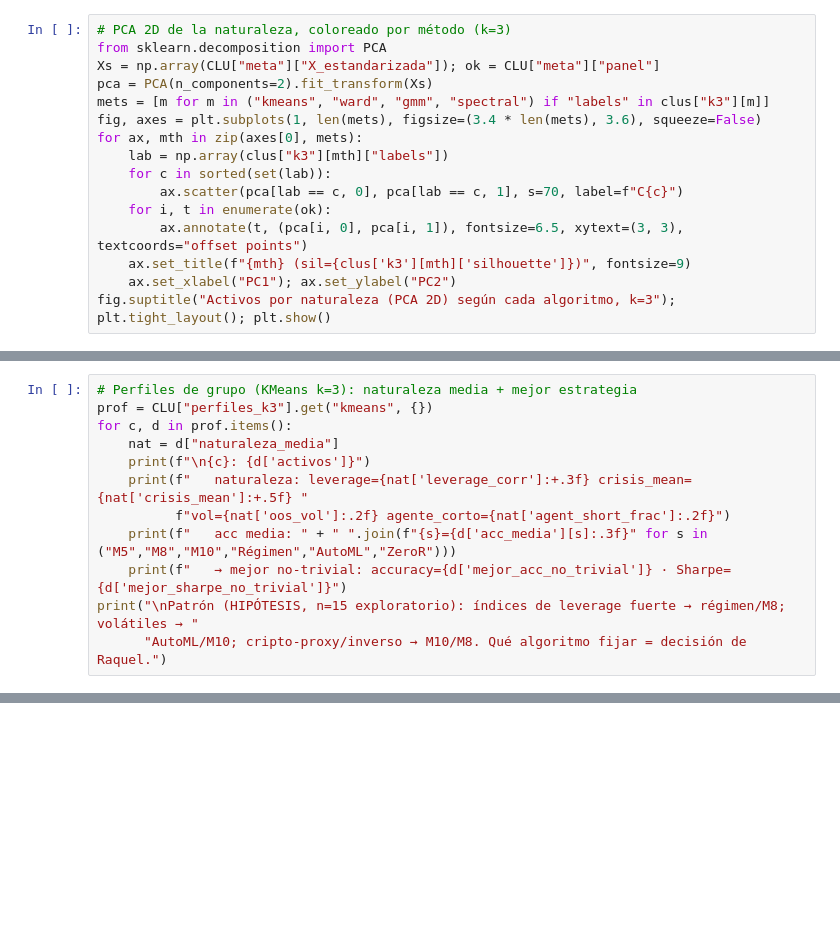
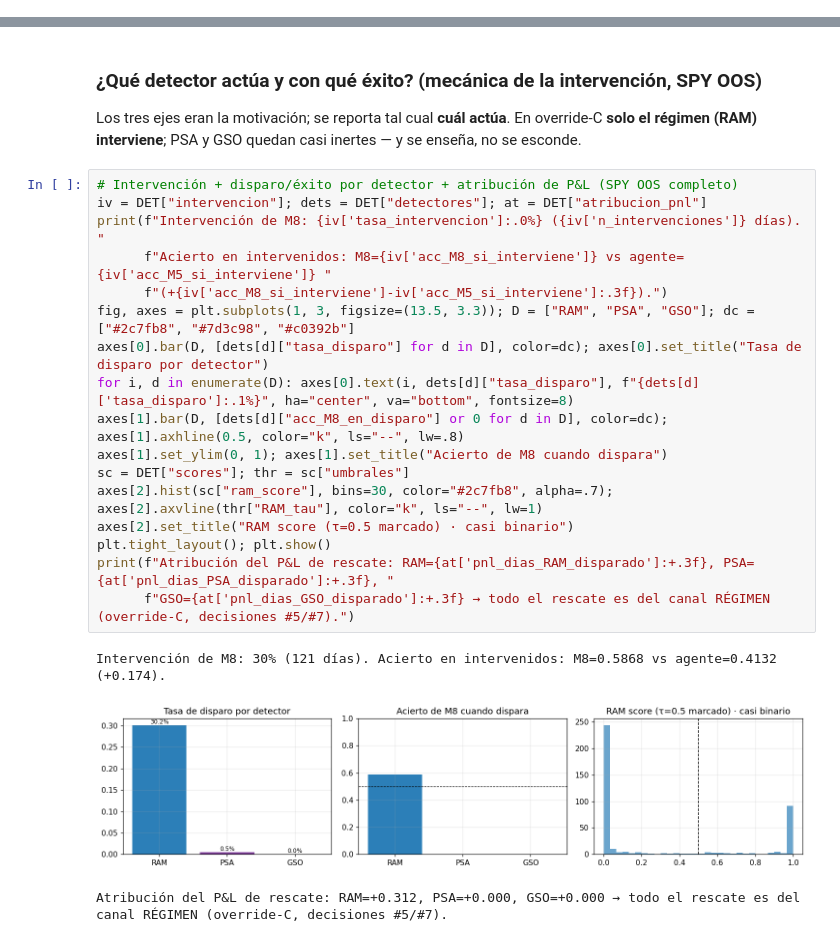
Before and after one commit to RaquelGarciah/Real-time-statistical-supervision-of-an-AI-trading-agent, a Jupyter notebook: notebooks/STRATA_marco_practico.ipynb, the cells around one changed output, grey strips where cells are left out. Cells and saved outputs as stored; diff of their text form; blank space fills up the shorter version.

```diff
--- a/notebooks/STRATA_marco_practico.ipynb
+++ b/notebooks/STRATA_marco_practico.ipynb
@@ -512,16 +0,0 @@ Concordancia a k=3 (Rand ajustado, 1=idénticos): {'kmeans~ward': 1.0, 'kmeans~g
-# %%
-# PCA 2D de la naturaleza, coloreado por método (k=3)
-from sklearn.decomposition import PCA
-Xs = np.array(CLU["meta"]["X_estandarizada"]); ok = CLU["meta"]["panel"]
-pca = PCA(n_components=2).fit_transform(Xs)
-mets = [m for m in ("kmeans", "ward", "gmm", "spectral") if "labels" in clus["k3"][m]]
-fig, axes = plt.subplots(1, len(mets), figsize=(3.4 * len(mets), 3.6), squeeze=False)
-for ax, mth in zip(axes[0], mets):
-    lab = np.array(clus["k3"][mth]["labels"])
-    for c in sorted(set(lab)):
-        ax.scatter(pca[lab == c, 0], pca[lab == c, 1], s=70, label=f"C{c}")
-    for i, t in enumerate(ok):
-        ax.annotate(t, (pca[i, 0], pca[i, 1]), fontsize=6.5, xytext=(3, 3), textcoords="offset points")
-    ax.set_title(f"{mth} (sil={clus['k3'][mth]['silhouette']})", fontsize=9)
-    ax.set_xlabel("PC1"); ax.set_ylabel("PC2")
-fig.suptitle("Activos por naturaleza (PCA 2D) según cada algoritmo, k=3"); plt.tight_layout(); plt.show()
@@ -530,12 +0,0 @@ fig.suptitle("Activos por naturaleza (PCA 2D) según cada algoritmo, k=3"); plt.
-# %%
-# Perfiles de grupo (KMeans k=3): naturaleza media + mejor estrategia
-prof = CLU["perfiles_k3"].get("kmeans", {})
-for c, d in prof.items():
-    nat = d["naturaleza_media"]
-    print(f"\n{c}: {d['activos']}")
-    print(f"   naturaleza: leverage={nat['leverage_corr']:+.3f} crisis_mean={nat['crisis_mean']:+.5f} "
-          f"vol={nat['oos_vol']:.2f} agente_corto={nat['agent_short_frac']:.2f}")
-    print(f"   acc media: " + " ".join(f"{s}={d['acc_media'][s]:.3f}" for s in ("M5","M8","M10","Régimen","AutoML","ZeroR")))
-    print(f"   → mejor no-trivial: accuracy={d['mejor_acc_no_trivial']} · Sharpe={d['mejor_sharpe_no_trivial']}")
-print("\nPatrón (HIPÓTESIS, n=15 exploratorio): índices de leverage fuerte → régimen/M8; volátiles → "
-      "AutoML/M10; cripto-proxy/inverso → M10/M8. Qué algoritmo fijar = decisión de Raquel.")
@@ -686,0 +229,25 @@ AUTO-TEST OK · headlines coherentes con panel mm25 / prep / clustering15 / SPY+
+# %% [markdown]
+### ¿Qué detector actúa y con qué éxito? (mecánica de la intervención, SPY OOS)
+Los tres ejes eran la motivación; se reporta tal cual **cuál actúa**. En override-C **solo el régimen (RAM)
+interviene**; PSA y GSO quedan casi inertes — y se enseña, no se esconde.
+# %%
+# Intervención + disparo/éxito por detector + atribución de P&L (SPY OOS completo)
+iv = DET["intervencion"]; dets = DET["detectores"]; at = DET["atribucion_pnl"]
+print(f"Intervención de M8: {iv['tasa_intervencion']:.0%} ({iv['n_intervenciones']} días). "
+      f"Acierto en intervenidos: M8={iv['acc_M8_si_interviene']} vs agente={iv['acc_M5_si_interviene']} "
+      f"(+{iv['acc_M8_si_interviene']-iv['acc_M5_si_interviene']:.3f}).")
+fig, axes = plt.subplots(1, 3, figsize=(13.5, 3.3)); D = ["RAM", "PSA", "GSO"]; dc = ["#2c7fb8", "#7d3c98", "#c0392b"]
+axes[0].bar(D, [dets[d]["tasa_disparo"] for d in D], color=dc); axes[0].set_title("Tasa de disparo por detector")
+for i, d in enumerate(D): axes[0].text(i, dets[d]["tasa_disparo"], f"{dets[d]['tasa_disparo']:.1%}", ha="center", va="bottom", fontsize=8)
+axes[1].bar(D, [dets[d]["acc_M8_en_disparo"] or 0 for d in D], color=dc); axes[1].axhline(0.5, color="k", ls="--", lw=.8)
+axes[1].set_ylim(0, 1); axes[1].set_title("Acierto de M8 cuando dispara")
+sc = DET["scores"]; thr = sc["umbrales"]
+axes[2].hist(sc["ram_score"], bins=30, color="#2c7fb8", alpha=.7); axes[2].axvline(thr["RAM_tau"], color="k", ls="--", lw=1)
+axes[2].set_title("RAM score (τ=0.5 marcado) · casi binario")
+plt.tight_layout(); plt.show()
+print(f"Atribución del P&L de rescate: RAM={at['pnl_dias_RAM_disparado']:+.3f}, PSA={at['pnl_dias_PSA_disparado']:+.3f}, "
+      f"GSO={at['pnl_dias_GSO_disparado']:+.3f} → todo el rescate es del canal RÉGIMEN (override-C, decisiones #5/#7).")
+# %% [output]
+Intervención de M8: 30% (121 días). Acierto en intervenidos: M8=0.5868 vs agente=0.4132 (+0.174).
+[figure, added]
+Atribución del P&L de rescate: RAM=+0.312, PSA=+0.000, GSO=+0.000 → todo el rescate es del canal RÉGIMEN (override-C, decisiones #5/#7).
```
Also changed, not shown: parts of 70 cells of this notebook, 15 other files.
